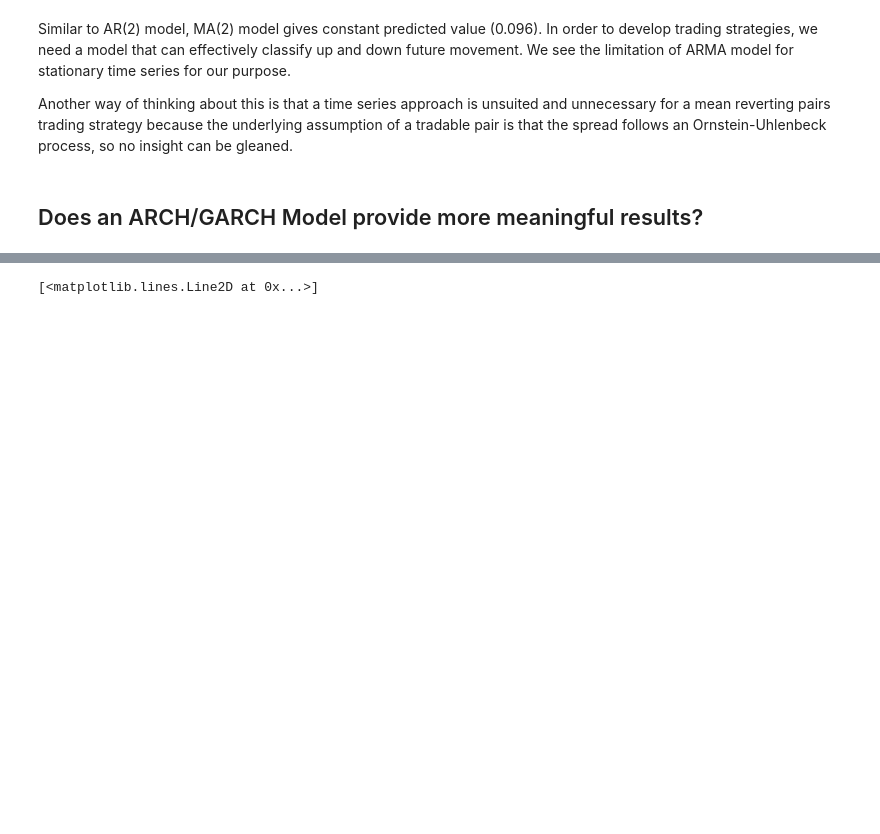
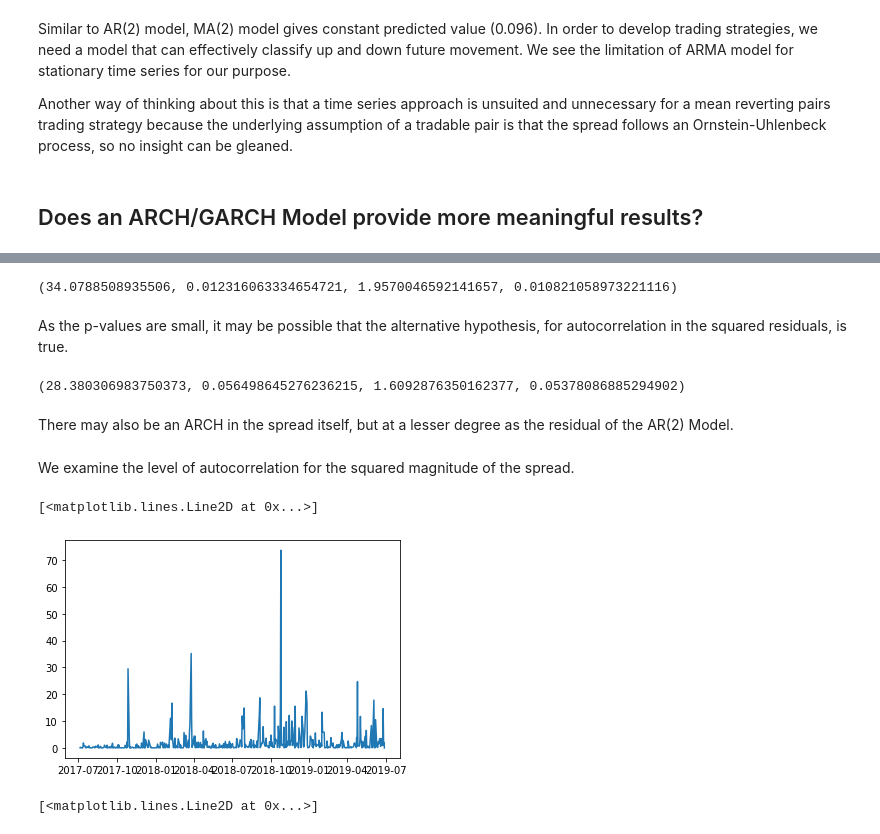
Before and after one commit to stevenkxu/TimeSeriesProject, a Jupyter notebook: 6351_Final_Project.ipynb, the cells around one changed output, grey strips where cells are left out. Drawn from its saved outputs; the diff is of its cells as text; code cells hidden in the pictures; blank space fills up the shorter version.

```diff
--- a/6351_Final_Project.ipynb
+++ b/6351_Final_Project.ipynb
@@ -662,3 +665,22 @@ We examine the level of autocorrelation for the squared magnitude of the spread.
+# %%
+print(het_arch(result2.resid))
+# %% [output]
+(34.0788508935506, 0.012316063334654721, 1.9570046592141657, 0.010821058973221116)
+# %% [markdown]
+As the p-values are small, it may be possible that the alternative hypothesis, for autocorrelation in the squared residuals, is true.
+# %%
+print(het_arch(pf))
+# %% [output]
+(28.380306983750373, 0.056498645276236215, 1.6092876350162377, 0.05378086885294902)
+# %% [markdown]
+There may also be an ARCH in the spread itself, but at a lesser degree as the residual of the AR(2) Model.
+# %% [markdown]
+We examine the level of autocorrelation for the squared magnitude of the spread.
+# %%
+plt.plot(result2.resid**2)
+# %% [output]
+[<matplotlib.lines.Line2D at 0x...>]
+[figure, added]
 # %%
 plt.plot(pf**2)
 # %% [output]
```
Also changed, not shown: parts of 14 cells of this notebook.
